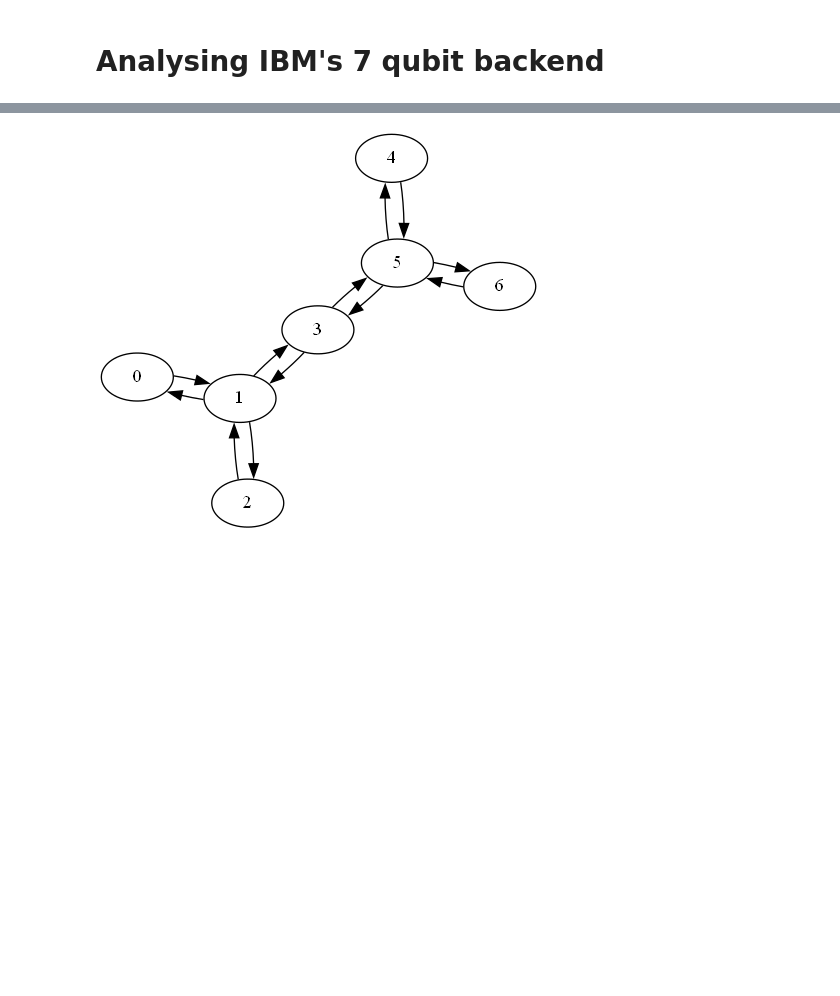
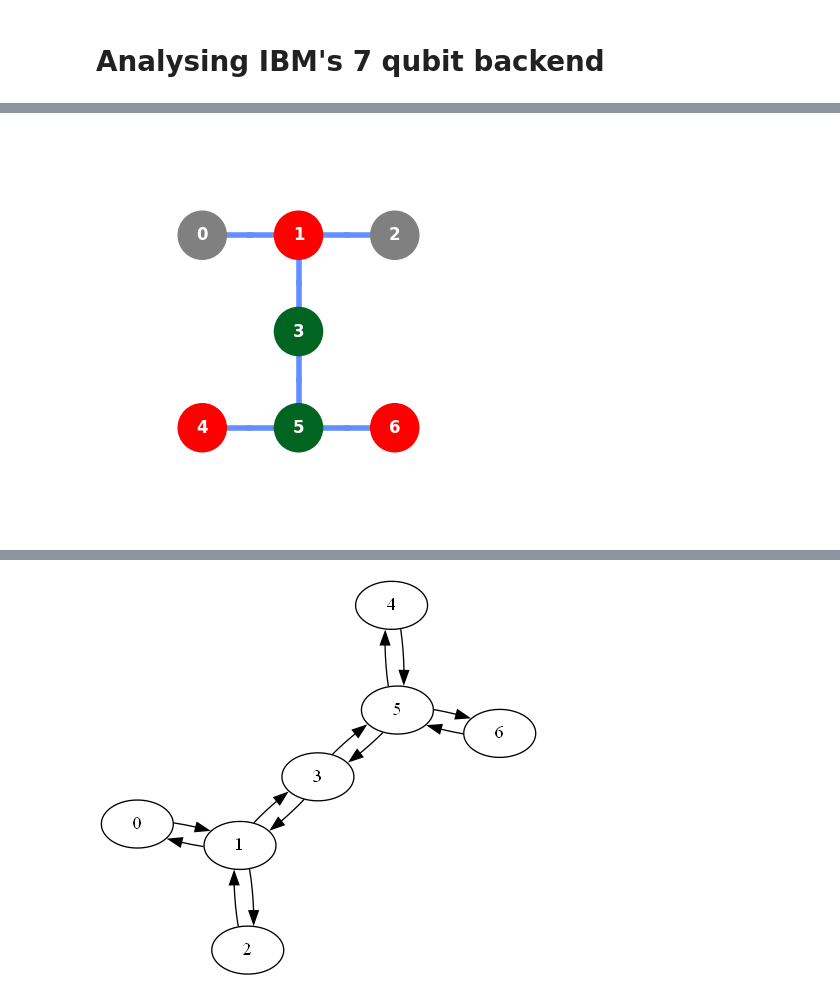
Before and after one commit to thspreetham98/quantum_project, a Jupyter notebook: snooping_v1/one_way_cnots_gap.ipynb, the cells around one changed output, grey strips where cells are left out. Cells and saved outputs as stored; diff of their text form; code cells hidden in the pictures; blank space fills up the shorter version.

```diff
--- a/snooping_v1/one_way_cnots_gap.ipynb
+++ b/snooping_v1/one_way_cnots_gap.ipynb
@@ -9,0 +62,12 @@ backend = provider.get_backend("ibmq_jakarta")
+# %%
+plot_gate_map(backend, qubit_color=[
+    (128/255, 128/255, 128/255, 1),
+    (255/255, 0/255, 0/255, 1),
+    (128/255, 128/255, 128/255, 1),
+    (1/255, 100/255, 32/255, 1),
+    (255/255, 0/255, 0/255, 1),
+    (1/255, 100/255, 32/255, 1),
+    (255/255, 0/255, 0/255, 1)
+])
+# %% [output]
+[figure, added]
```
Also changed, not shown: parts of 8 cells of this notebook.
